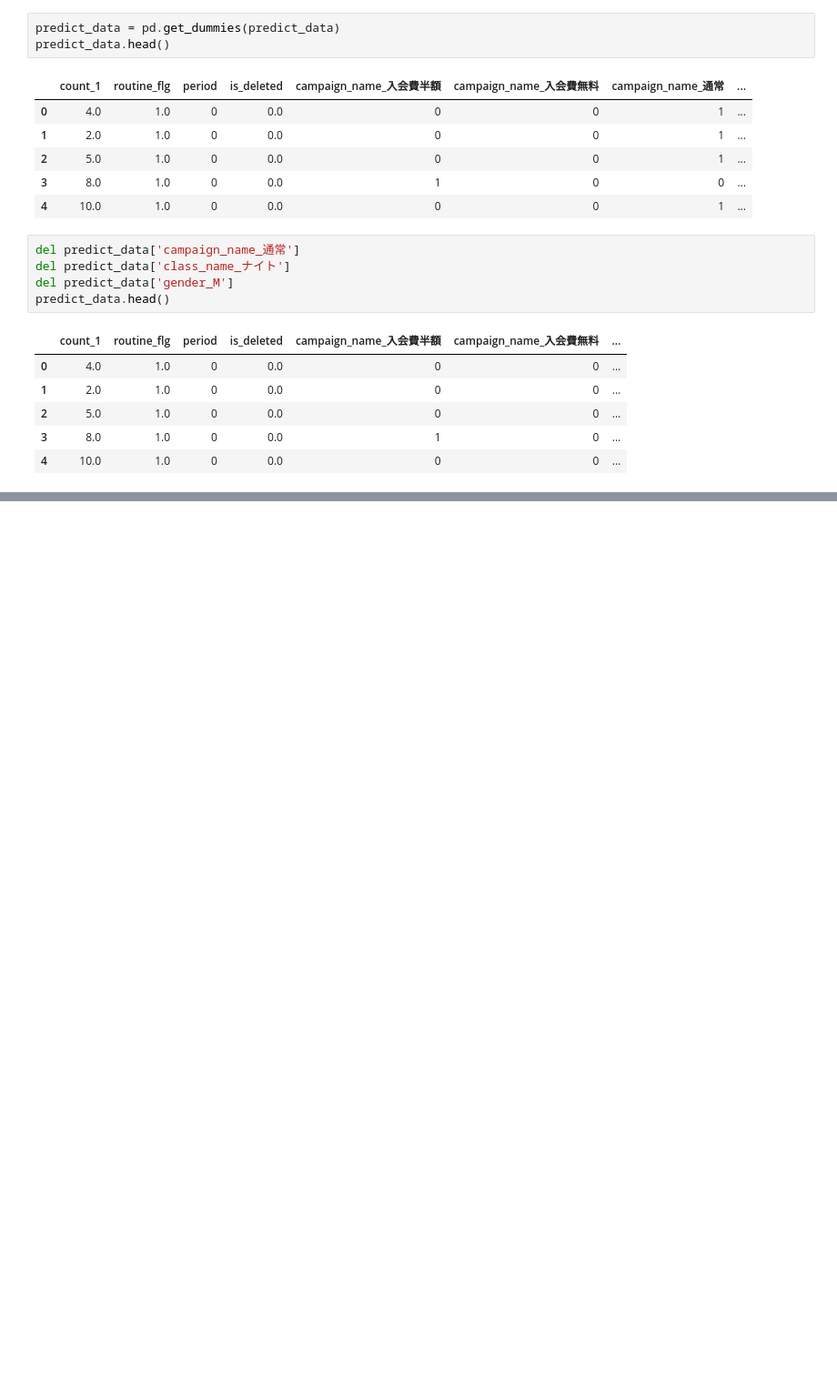
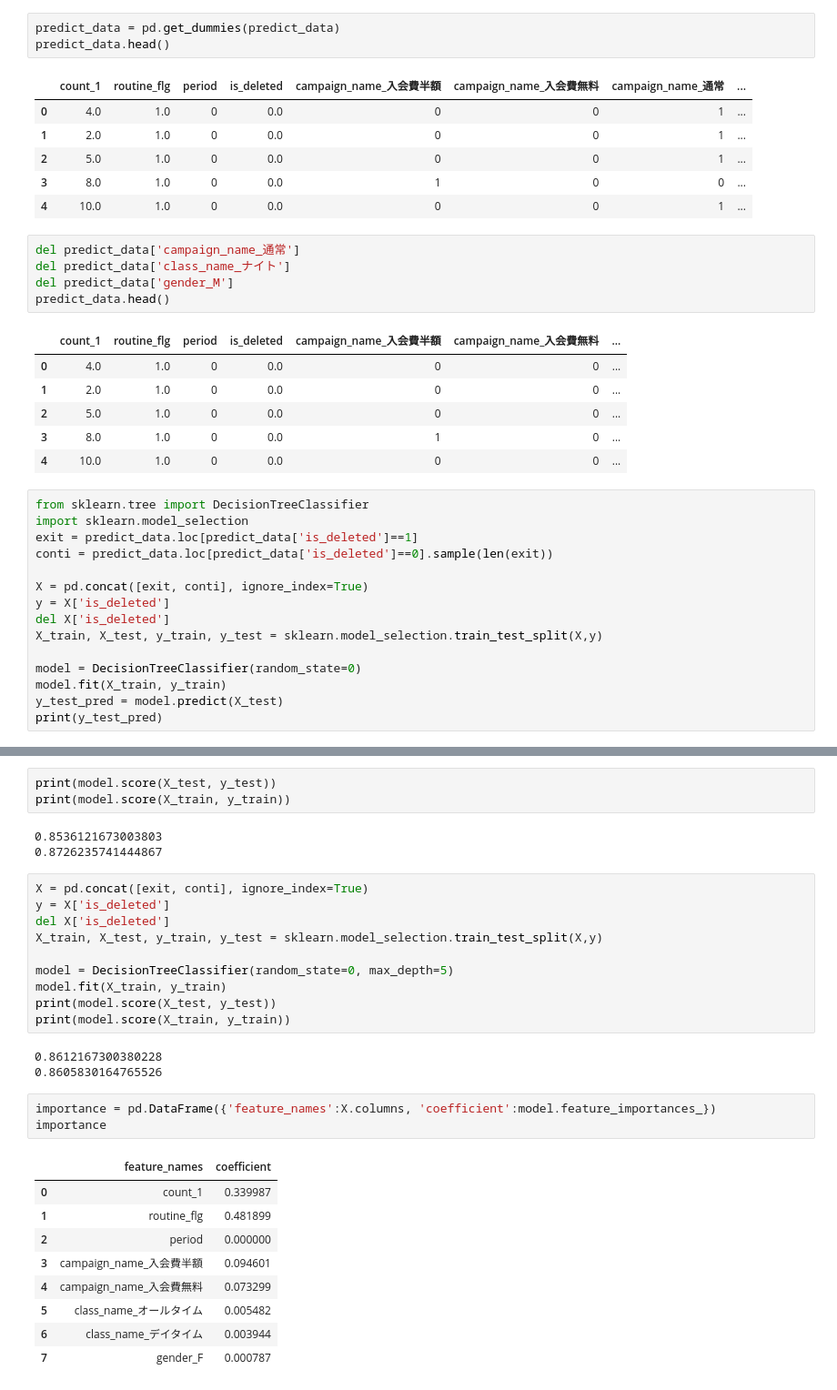
Before and after one commit to rd-yamatakuuu/python-dataknock, a Jupyter notebook: 41-50.ipynb, the cells around one changed output, grey strips where cells are left out. Shown at 91% size. Saved outputs shown, nothing was run; the diff lists cells and outputs as text; blank space fills up the shorter version.

```diff
--- a/41-50.ipynb
+++ b/41-50.ipynb
@@ -252,3 +252,18 @@ predict_data.head()
 | 2 | 5.0 | 1.0 | 0 | 0.0 | 0 | 0 | ... |
 | 3 | 8.0 | 1.0 | 0 | 0.0 | 1 | 0 | ... |
 | 4 | 10.0 | 1.0 | 0 | 0.0 | 0 | 0 | ... |
+# %%
+from sklearn.tree import DecisionTreeClassifier
+import sklearn.model_selection
+exit = predict_data.loc[predict_data['is_deleted']==1]
+conti = predict_data.loc[predict_data['is_deleted']==0].sample(len(exit))
+
+X = pd.concat([exit, conti], ignore_index=True)
+y = X['is_deleted']
+del X['is_deleted']
+X_train, X_test, y_train, y_test = sklearn.model_selection.train_test_split(X,y)
+
+model = DecisionTreeClassifier(random_state=0)
+model.fit(X_train, y_train)
+y_test_pred = model.predict(X_test)
+print(y_test_pred)
@@ -254,0 +305,32 @@ predict_data.head()
+# %%
+print(model.score(X_test, y_test))
+print(model.score(X_train, y_train))
+# %% [output]
+0.8536121673003803
+0.8726235741444867
+# %%
+X = pd.concat([exit, conti], ignore_index=True)
+y = X['is_deleted']
+del X['is_deleted']
+X_train, X_test, y_train, y_test = sklearn.model_selection.train_test_split(X,y)
+
+model = DecisionTreeClassifier(random_state=0, max_depth=5)
+model.fit(X_train, y_train)
+print(model.score(X_test, y_test))
+print(model.score(X_train, y_train))
+# %% [output]
+0.8612167300380228
+0.8605830164765526
+# %%
+importance = pd.DataFrame({'feature_names':X.columns, 'coefficient':model.feature_importances_})
+importance
+# %% [output]
+|  | feature_names | coefficient |
+| 0 | count_1 | 0.339987 |
+| 1 | routine_flg | 0.481899 |
+| 2 | period | 0.000000 |
+| 3 | campaign_name_入会費半額 | 0.094601 |
+| 4 | campaign_name_入会費無料 | 0.073299 |
+| 5 | class_name_オールタイム | 0.005482 |
+| 6 | class_name_デイタイム | 0.003944 |
+| 7 | gender_F | 0.000787 |
```
Also changed, not shown: parts of 6 cells of this notebook.
